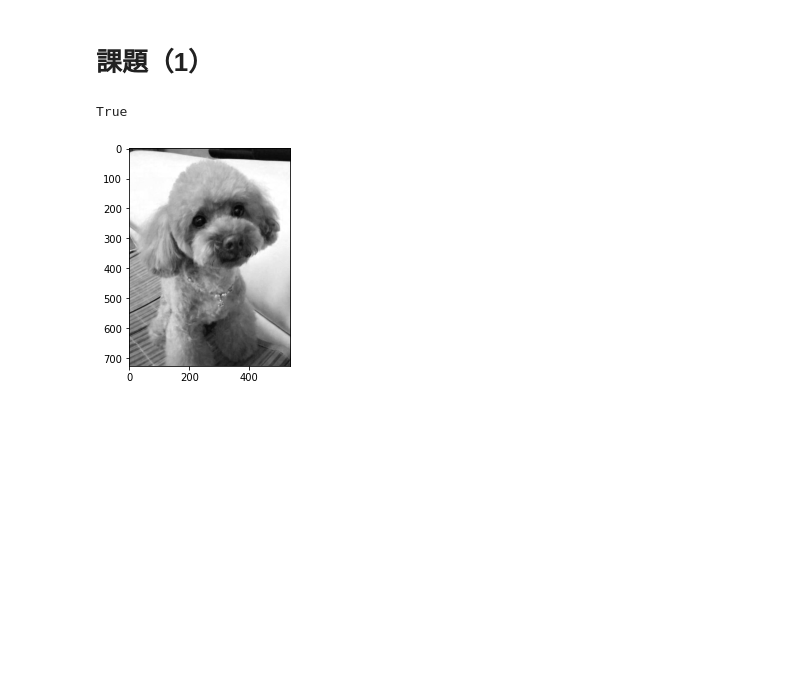
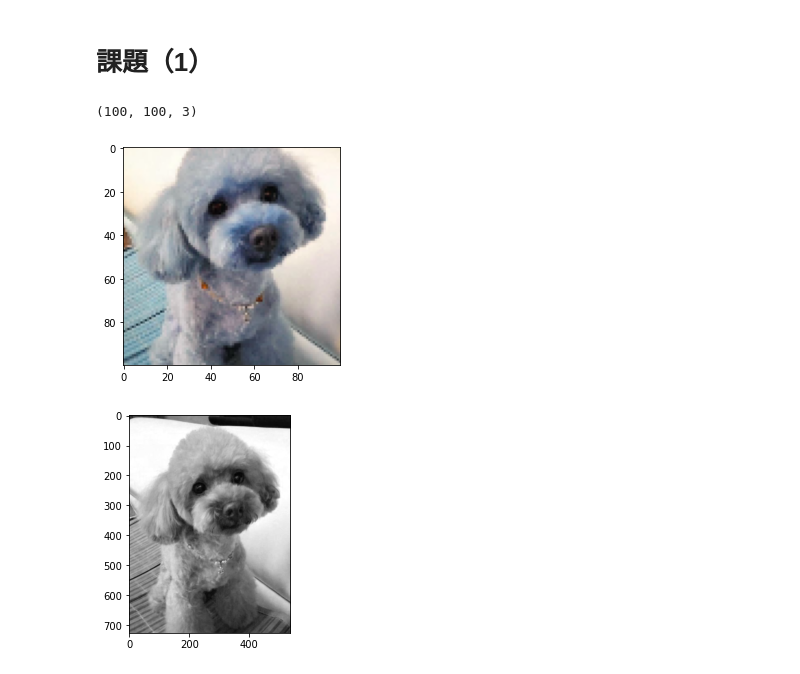
Before and after one commit to Learning-FIT/Python, a Jupyter notebook: image_processing/OpenCV.ipynb, the cells around one changed output. Saved outputs shown, nothing was run; the diff lists cells and outputs as text; code cells hidden in the pictures; blank space fills up the shorter version.

```diff
--- a/image_processing/OpenCV.ipynb
+++ b/image_processing/OpenCV.ipynb
@@ -66,33 +66,37 @@ plt.show()
 # %%
 import cv2
 
 img = cv2.imread('dog.jpg')
 height = img.shape[0]
 width = img.shape[1]
 
 if width < height:
     new_width = 100
     ratio = new_width / width
     new_height = int(height * ratio)
     left = 0
     right = 100
     upper = int((new_height - 100) / 2)
     lower = upper + 100
 else:
     new_height = 100
     ratio = new_height / height
     new_width = int(width * ratio)
     left = int((new_width - 100) / 2)
     right = left + 100
     upper = 0
     lower = 100
 
 img2 = cv2.resize(img, (new_width, new_height))
 img3 = img2[upper:lower, left:right]
-img3.shape
-cv2.imwrite('dog_thumb.jpg', img3)
+print(img3.shape)
+
+img3 =
+plt.imshow(img3)
+plt.show()
 # %% [output]
-True
+(100, 100, 3)
+[figure, added]
 # %%
 img = cv2.imread('dog.jpg')
 
```
